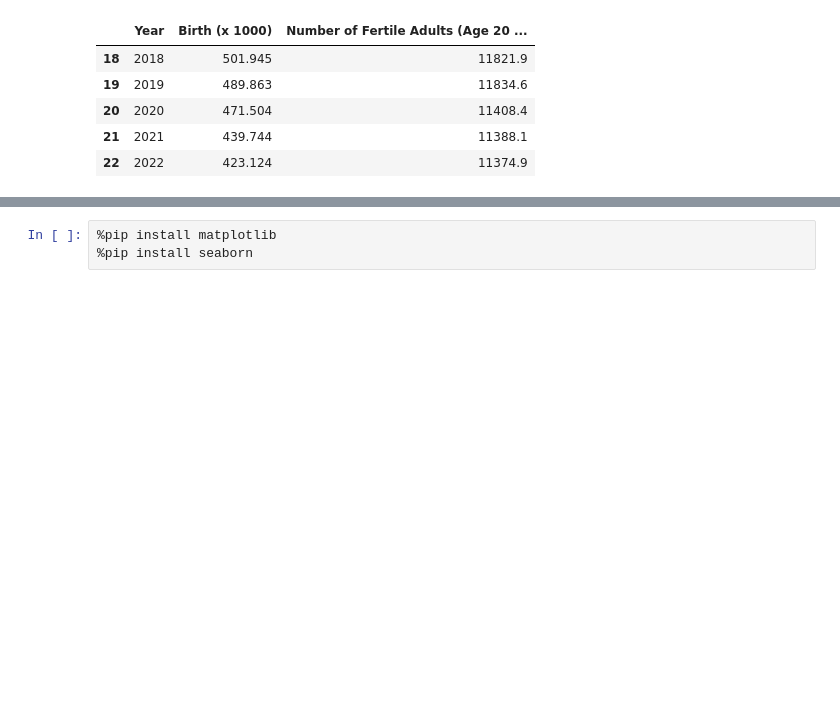
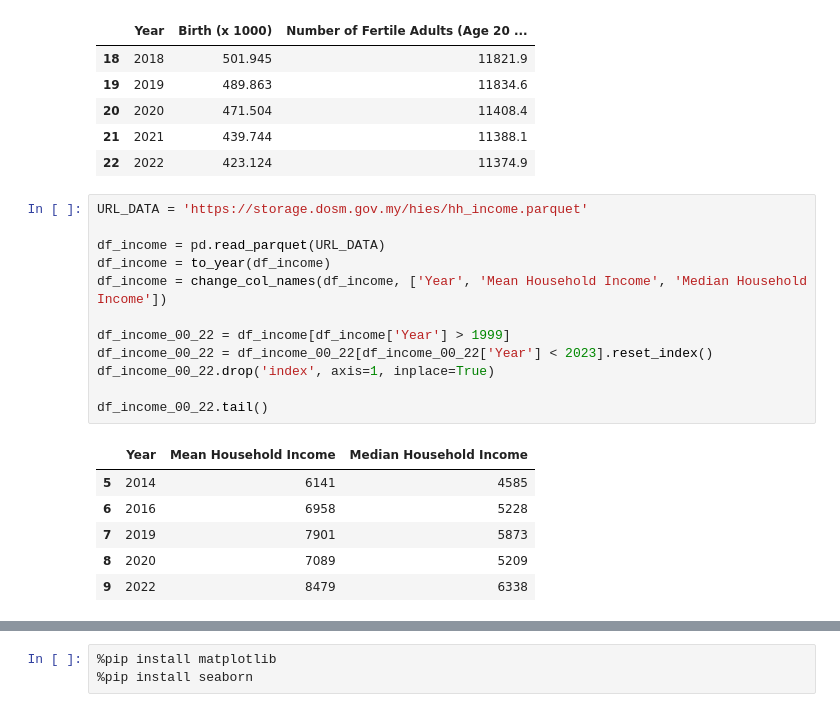
Before and after one commit to llh139/Data-Analytics-Portfolio, a Jupyter notebook: Current Project - Newborn Trend in Malaysia/Data Collection and Wrangling.ipynb, the cells around one changed output, grey strips where cells are left out. Drawn from its saved outputs; the diff is of its cells as text; blank space fills up the shorter version.

```diff
--- a/Current Project - Newborn Trend in Malaysia/Data Collection and Wrangling.ipynb
+++ b/Current Project - Newborn Trend in Malaysia/Data Collection and Wrangling.ipynb
@@ -181,3 +181,22 @@ df_birth_vs_fertile_adult.tail()
 | 20 | 2020 | 471.504 | 11408.4 |
 | 21 | 2021 | 439.744 | 11388.1 |
 | 22 | 2022 | 423.124 | 11374.9 |
+# %%
+URL_DATA = 'https://storage.dosm.gov.my/hies/hh_income.parquet'
+
+df_income = pd.read_parquet(URL_DATA)
+df_income = to_year(df_income)
+df_income = change_col_names(df_income, ['Year', 'Mean Household Income', 'Median Household Income'])
+
+df_income_00_22 = df_income[df_income['Year'] > 1999]
+df_income_00_22 = df_income_00_22[df_income_00_22['Year'] < 2023].reset_index()
+df_income_00_22.drop('index', axis=1, inplace=True)
+
+df_income_00_22.tail()
+# %% [output]
+|  | Year | Mean Household Income | Median Household Income |
+| 5 | 2014 | 6141 | 4585 |
+| 6 | 2016 | 6958 | 5228 |
+| 7 | 2019 | 7901 | 5873 |
+| 8 | 2020 | 7089 | 5209 |
+| 9 | 2022 | 8479 | 6338 |
```
Also changed, not shown: parts of 6 cells of this notebook, 1 other file.
